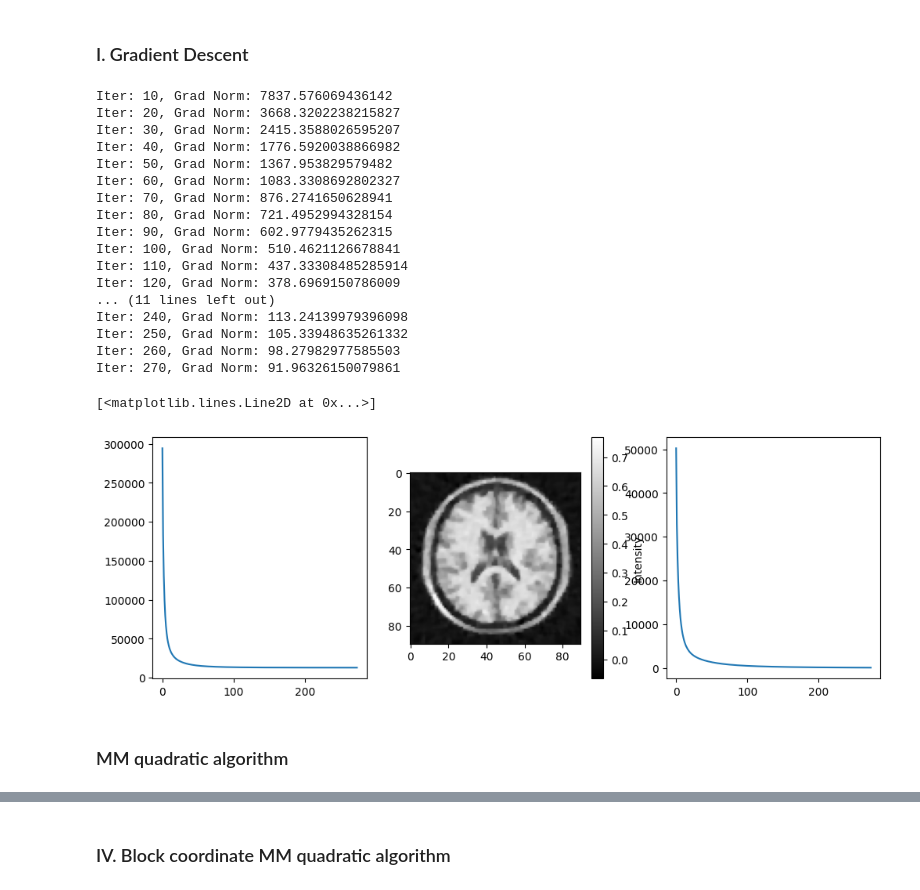
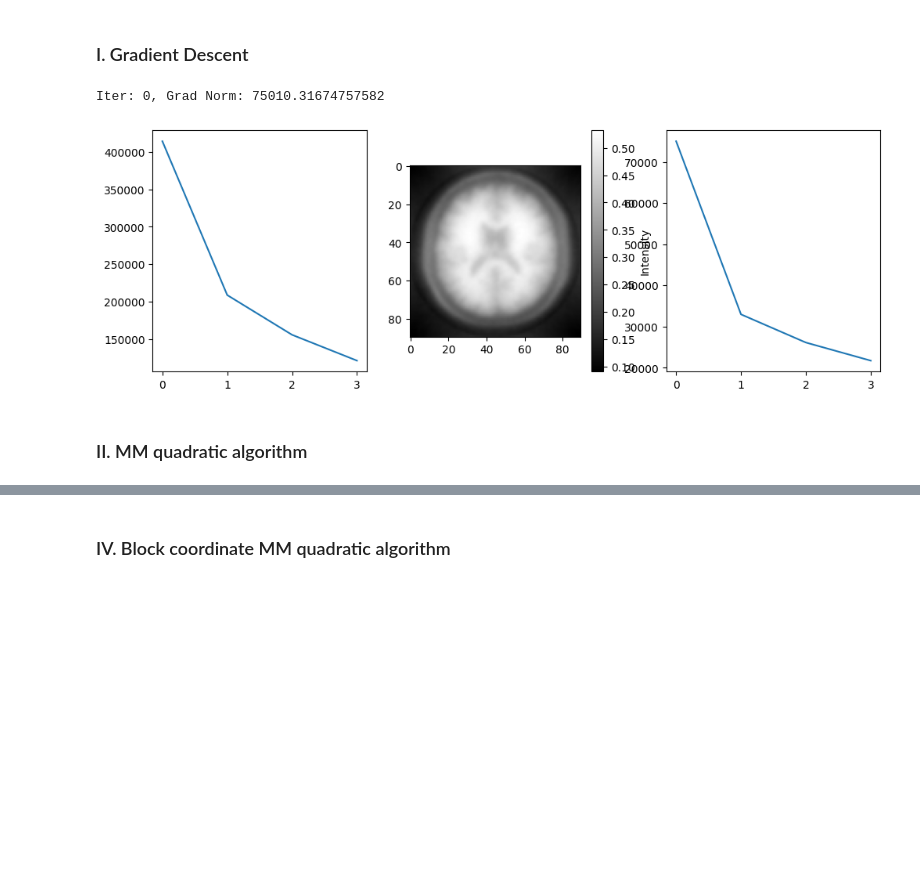
Before and after one commit to matthieuneau/optimization-lab, a Jupyter notebook: LSD_TP2_Theobald_Neau.ipynb, the cells around one changed output, grey strips where cells are left out. Cells and saved outputs as stored; diff of their text form; code cells hidden in the pictures; blank space fills up the shorter version.

```diff
--- a/LSD_TP2_Theobald_Neau.ipynb
+++ b/LSD_TP2_Theobald_Neau.ipynb
@@ -32,7 +22,7 @@ delta = 0.02
 G = scipy.io.loadmat('data/G.mat')['G']
 G = csr_matrix(G)
 H = scipy.io.loadmat('data/H.mat')['H']
-# H = csr_matrix(H)
+H = csr_matrix(H)
 
 x_bar = scipy.io.loadmat('data/x.mat')['x'].reshape(N)
 w = np.random.randn(M)
@@ -106,6 +90,7 @@ plt.imshow(grad_test.reshape((90, 90), order='F'), cmap='gray')
 ## Optimization algorithms
 # %%
 x0 = np.zeros(N)
+x0.flags.writeable = False
 
 L = scipy.sparse.linalg.svds(H, k=1, return_singular_vectors=False)[0]**2 + (lambda_/delta**2) * scipy.sparse.linalg.svds(G, k=1, return_singular_vectors=False)[0]**2
 # %% [markdown]
@@ -114,51 +99,36 @@ L = scipy.sparse.linalg.svds(H, k=1, return_singular_vectors=False)[0]**2 + (lam
 # %%
 def grad_desc(x0: np.ndarray, eta: float, lambda_: float, delta: float, max_iter: int):
     x_gd = x0
     loss_history = []
     grad_norm_history = []
     x_history = []
     n_iter = 0
-    # for i in tqdm(range(max_iter)):
-    while np.linalg.norm(grad_f(x_gd, H, G, y)) > 1 * np.sqrt(N):
+    for i in tqdm(range(max_iter)):
+    # while np.linalg.norm(grad_f(x_gd, H, G, y)) > 1 * np.sqrt(N):
         x_gd = x_gd - eta*grad_f(x_gd, H, G, y)
         loss_history.append(f(x_gd, H, G, y))
         x_history.append(x_gd)
         grad_norm_history.append(np.linalg.norm(grad_f(x_gd, H, G, y)))
-        n_iter += 1
-        if n_iter%10 == 0:
+        # n_iter += 1
+        if i%10 == 0:
             print(f'Iter: {n_iter}, Grad Norm: {grad_norm_history[-1]}')
     return x_gd, loss_history, x_history, grad_norm_history
 
 eta = 1/L
-max_iter = 20
-x_gd, loss_history, x_history, grad_norm_history = grad_desc(x0, eta, lambda_, delta, max_iter)
+max_iter = 4
+x_gd, loss_history_gd, x_history_gd, grad_norm_history_gd = grad_desc(x0, eta, lambda_, delta, max_iter)
 
 fig, axs = plt.subplots(1, 3, figsize=(12, 4))
-axs[0].plot(loss_history)
+axs[0].plot(loss_history_gd)
 fig.colorbar(axs[1].imshow(x_gd.reshape((90,90), order='F'), cmap='gray'), ax=axs[1], label='Intensity')
-axs[2].plot(grad_norm_history)
+axs[2].plot(grad_norm_history_gd)
+plt.show()
+plt.close(fig)
 # %% [output]
-Iter: 10, Grad Norm: 7837.576069436142
-Iter: 20, Grad Norm: 3668.3202238215827
-Iter: 30, Grad Norm: 2415.3588026595207
-Iter: 40, Grad Norm: 1776.5920038866982
-Iter: 50, Grad Norm: 1367.953829579482
-Iter: 60, Grad Norm: 1083.3308692802327
-Iter: 70, Grad Norm: 876.2741650628941
-Iter: 80, Grad Norm: 721.4952994328154
-Iter: 90, Grad Norm: 602.9779435262315
-Iter: 100, Grad Norm: 510.4621126678841
-Iter: 110, Grad Norm: 437.33308485285914
-Iter: 120, Grad Norm: 378.6969150786009
-... (11 lines left out)
-Iter: 240, Grad Norm: 113.24139979396098
-Iter: 250, Grad Norm: 105.33948635261332
-Iter: 260, Grad Norm: 98.27982977585503
-Iter: 270, Grad Norm: 91.96326150079861
+Iter: 0, Grad Norm: 75010.31674757582
-[<matplotlib.lines.Line2D at 0x...>]
-[figure, old version]
+[figure, new version]
 # %% [markdown]
-### MM quadratic algorithm
+### II. MM quadratic algorithm
 # %%
 from scipy.sparse import diags
 from scipy.sparse.linalg import LinearOperator, cg, eigsh, bicg
```
Also changed, not shown: parts of 20 cells of this notebook, 2 other files.
